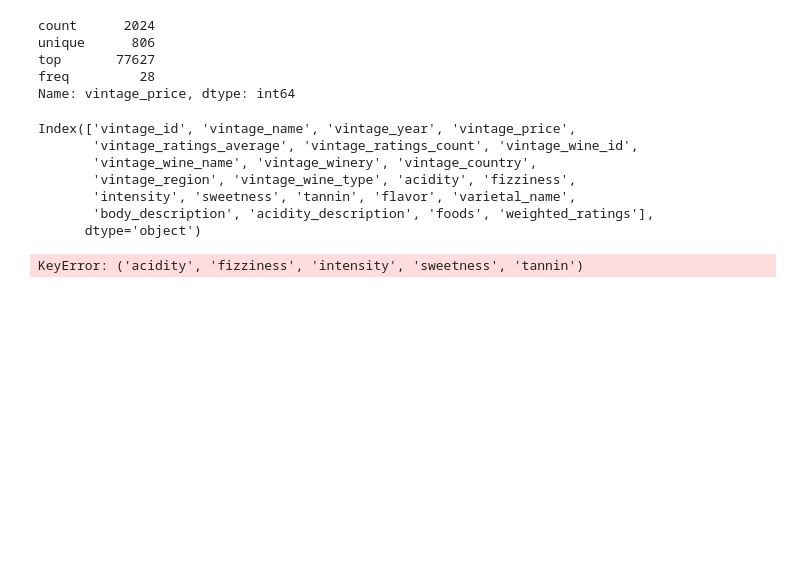
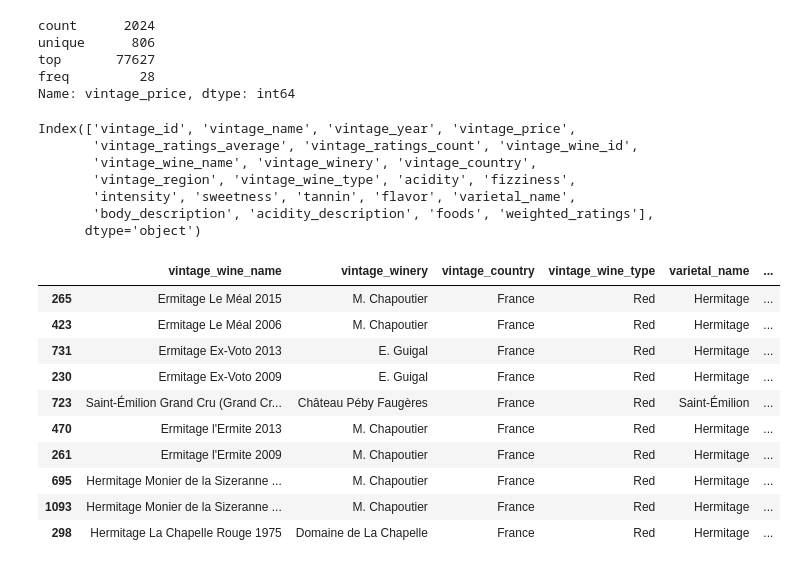
Before and after one commit to yejinlee99/DA36_mini2_Dionysus, a Jupyter notebook: KimHaebin/content_based_food_pairing_recommendation.ipynb, the cells around one changed output. Cells and saved outputs as stored; diff of their text form; code cells hidden in the pictures; blank space fills up the shorter version.

```diff
--- a/KimHaebin/content_based_food_pairing_recommendation.ipynb
+++ b/KimHaebin/content_based_food_pairing_recommendation.ipynb
@@ -528,15 +528,61 @@ Index(['vintage_id', 'vintage_name', 'vintage_year', 'vintage_price',
        'body_description', 'acidity_description', 'foods', 'weighted_ratings'],
       dtype='object')
 # %%
-# from sklearn.linear_model import LinearRegression
-# # 회귀 모델 학습
-# X = df['acidity', 'fizziness','intensity', 'sweetness', 'tannin']
-# y = nu
-# model = LinearRegression()
-# model.fit(X, y)
-#
-# # 회귀식의 계수와 절편 출력
-# coefficients = model.coef_
-# intercept = model.intercept_
+from catboost import CatBoostRegressor
+from sklearn.multioutput import MultiOutputRegressor
+from sklearn.model_selection import train_test_split
+from sklearn.preprocessing import StandardScaler
+from sklearn.metrics.pairwise import euclidean_distances
+
+# 데이터 불러오기
+# wine_data.csv에는 'name', 'variety', 'flavor', 'acidity', 'sweetness', 'tannin', 'body' 컬럼이 포함되어 있어야 합니다.
+data = pd.read_csv('./data/data_cleansed.csv')
+data.fillna(value=0, inplace=True)
+
+# 입력 특징과 타겟 설정 (입력값은 산도, 당도, 탄닌, 바디감)
+features = ['acidity','fizziness','intensity', 'sweetness', 'tannin']
+X = data[features]
+y = data[features]  # 추천 시스템이므로 X와 y 모두 같은 특성 사용
+
+# # 데이터 정규화
+# scaler = StandardScaler()
+# X_scaled = scaler.fit_transform(X)
+
+# 모델 훈련
+base_model = CatBoostRegressor(iterations=500, depth=6, learning_rate=0.1, loss_function='RMSE', verbose=0)
+model = MultiOutputRegressor(base_model)
+X_train, X_test, y_train, y_test = train_test_split(X, y, test_size=0.2, random_state=42)
+model.fit(X_train, y_train)
+
+# 사용자 입력값
+input_acidity = 3.5
+input_fizziness = 4.0
+input_intensity = 4.5
+input_sweetness = 2.0
+input_tannin = 4.0
+
+
+input_features = [[input_acidity, input_fizziness,input_intensity, input_sweetness, input_tannin]]
+
+# 모델을 통해 예측된 특성
+predicted_features = model.predict(input_features)
+
+# 입력값과 데이터셋 간의 거리 계산
+distances = euclidean_distances(predicted_features.reshape(1, -1), X).flatten()
+closest_idx = distances.argsort()[:10]  # 가장 가까운 5개 와인 추천
+
+# 추천 결과 출력
+recommended_wines = data.iloc[closest_idx]
+recommended_wines[['vintage_wine_name','vintage_winery', 'vintage_country', 'vintage_wine_type', 'varietal_name', 'body_description', 'acidity_description','acidity','fizziness','intensity', 'sweetness', 'tannin']]
 # %% [output]
-KeyError: ('acidity', 'fizziness', 'intensity', 'sweetness', 'tannin')
+|  | vintage_wine_name | vintage_winery | vintage_country | vintage_wine_type | varietal_name | ... |
+| 265 | Ermitage Le Méal 2015 | M. Chapoutier | France | Red | Hermitage | ... |
+| 423 | Ermitage Le Méal 2006 | M. Chapoutier | France | Red | Hermitage | ... |
+| 731 | Ermitage Ex-Voto 2013 | E. Guigal | France | Red | Hermitage | ... |
+| 230 | Ermitage Ex-Voto 2009 | E. Guigal | France | Red | Hermitage | ... |
+| 723 | Saint-Émilion Grand Cru (Grand Cr... | Château Péby Faugères | France | Red | Saint-Émilion | ... |
+| 470 | Ermitage l'Ermite 2013 | M. Chapoutier | France | Red | Hermitage | ... |
+| 261 | Ermitage l'Ermite 2009 | M. Chapoutier | France | Red | Hermitage | ... |
+| 695 | Hermitage Monier de la Sizeranne ... | M. Chapoutier | France | Red | Hermitage | ... |
+| 1093 | Hermitage Monier de la Sizeranne ... | M. Chapoutier | France | Red | Hermitage | ... |
+| 298 | Hermitage La Chapelle Rouge 1975 | Domaine de La Chapelle | France | Red | Hermitage | ... |
```
Also changed, not shown: parts of 3 cells of this notebook, 12 other files.
